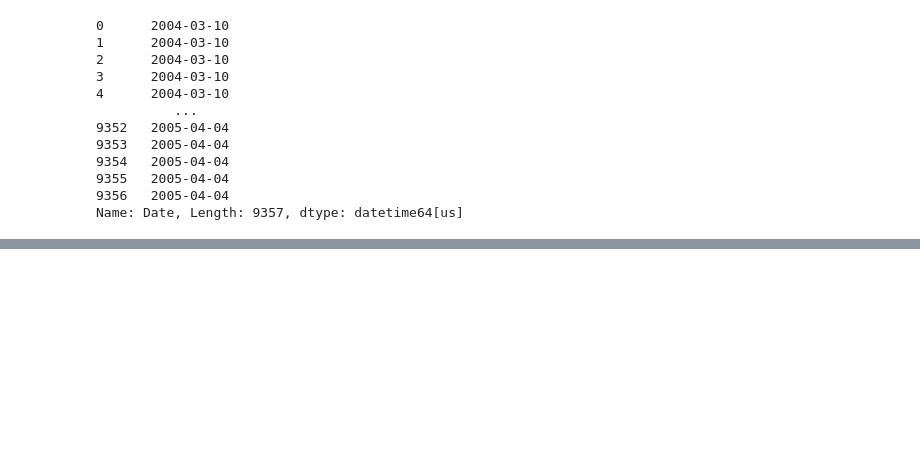
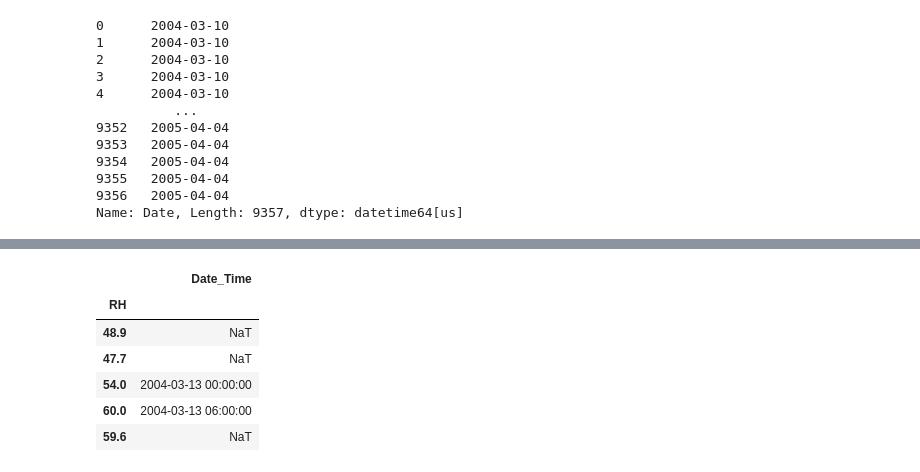
Before and after one commit to Deepanker005/Aqi_Forecast, a Jupyter notebook: AQI Forecast.ipynb, the cells around one changed output, grey strips where cells are left out. Saved outputs shown, nothing was run; the diff lists cells and outputs as text; code cells hidden in the pictures; blank space fills up the shorter version.

```diff
--- a/AQI Forecast.ipynb
+++ b/AQI Forecast.ipynb
@@ -275,0 +327,10 @@ Name: Date, Length: 9357, dtype: datetime64[us]
+# %%
+New_AQI.head()
+# %% [output]
+|  | Date_Time |
+| RH |  |
+| 48.9 | NaT |
+| 47.7 | NaT |
+| 54.0 | 2004-03-13 00:00:00 |
+| 60.0 | 2004-03-13 06:00:00 |
+| 59.6 | NaT |
```
Also changed, not shown: parts of 9 cells of this notebook.
